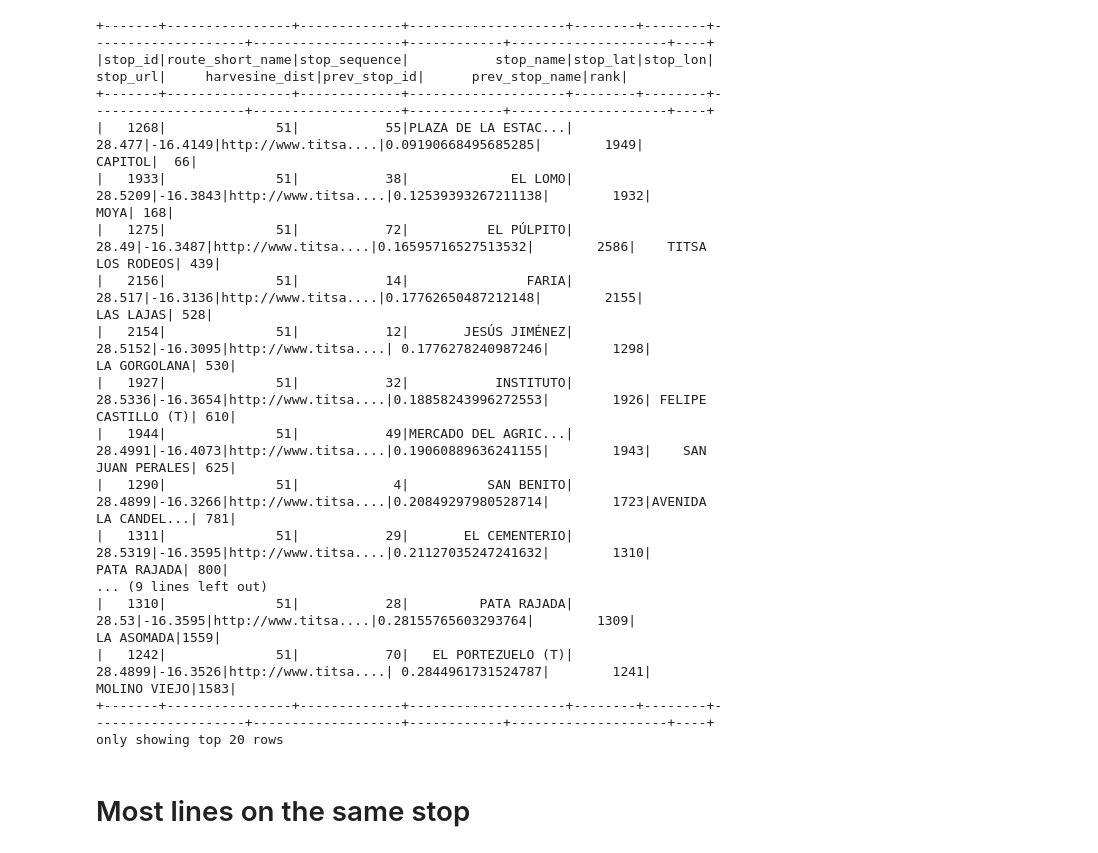
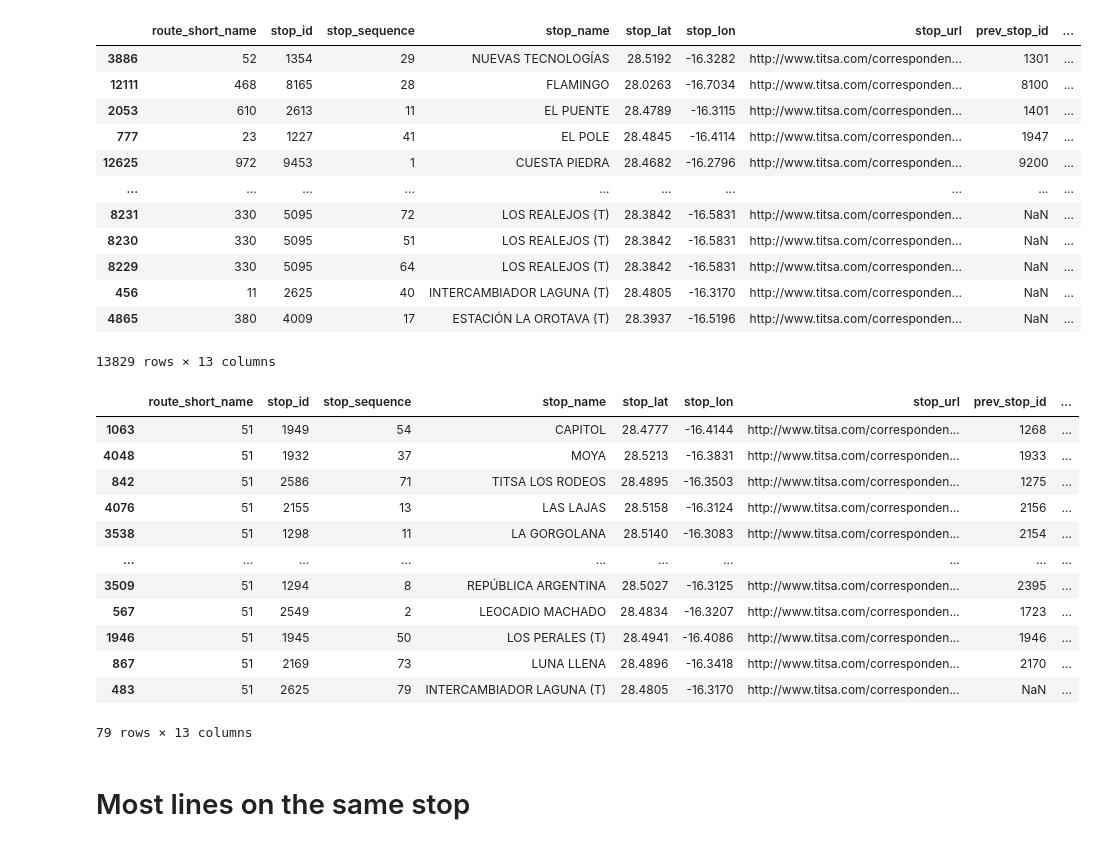
Before and after one commit to adrianabreu/titsa-gtfs-exploration, a Jupyter notebook: notebooks/Exploring Data.ipynb, the cells around one changed output. Cells and saved outputs as stored; diff of their text form; code cells hidden in the pictures.

```diff
--- a/notebooks/Exploring Data.ipynb
+++ b/notebooks/Exploring Data.ipynb
@@ -72,23 +42,65 @@ ranked_results = calculate_distance_to_previous_stop(routes_related_stops\
+# %%
+def calculate_distance_to_previous_stop(df: pd.DataFrame) -> pd.DataFrame:
+    df[[prev_stop_id, prev_stop_name,prev_stop_lon,prev_stop_lat ]] = df\
+        .sort_values(by=[stop_times.stop_sequence], ascending=True)\
+        .groupby([stop_times.trip_id])\
+        .shift(-1)[[stops.stop_id, stops.stop_name, stops.stop_lon, stops.stop_lat]]
+
+
+    df[harvesine_dist] = df.apply(lambda x: harvesine_distance(
+                x[stops.stop_lon],
+                x[stops.stop_lat],
+                x[prev_stop_lon],
+                x[prev_stop_lat]
+            ), axis=1
+        )
+
+    return df
+# %%
+ranked_results = calculate_distance_to_previous_stop(routes_related_stops
+    .merge(stops_df, on=stops.stop_id))\
+    .query(f"{stops.stop_id} != {prev_stop_id}")\
+    .query(f"{stops.stop_name} !={prev_stop_name}")
+# %%
+ranked_results['rank'] = ranked_results[harvesine_dist].rank(na_option='bottom', method='dense')
+# %%
+ranked_results = ranked_results\
+.drop(trips.trip_id, axis=1)\
+.drop_duplicates(ignore_index=True)\
+.sort_values(by=['rank'], ascending=True)
+# %%
+ranked_results
+# %% [output]
+|  | route_short_name | stop_id | stop_sequence | stop_name | stop_lat | stop_lon | stop_url | prev_stop_id | ... |
+| 3886 | 52 | 1354 | 29 | NUEVAS TECNOLOGÍAS | 28.5192 | -16.3282 | http://www.titsa.com/corresponden... | 1301 | ... |
+| 12111 | 468 | 8165 | 28 | FLAMINGO | 28.0263 | -16.7034 | http://www.titsa.com/corresponden... | 8100 | ... |
+| 2053 | 610 | 2613 | 11 | EL PUENTE | 28.4789 | -16.3115 | http://www.titsa.com/corresponden... | 1401 | ... |
+| 777 | 23 | 1227 | 41 | EL POLE | 28.4845 | -16.4114 | http://www.titsa.com/corresponden... | 1947 | ... |
+| 12625 | 972 | 9453 | 1 | CUESTA PIEDRA | 28.4682 | -16.2796 | http://www.titsa.com/corresponden... | 9200 | ... |
+| ... | ... | ... | ... | ... | ... | ... | ... | ... | ... |
+| 8231 | 330 | 5095 | 72 | LOS REALEJOS (T) | 28.3842 | -16.5831 | http://www.titsa.com/corresponden... | NaN | ... |
+| 8230 | 330 | 5095 | 51 | LOS REALEJOS (T) | 28.3842 | -16.5831 | http://www.titsa.com/corresponden... | NaN | ... |
+| 8229 | 330 | 5095 | 64 | LOS REALEJOS (T) | 28.3842 | -16.5831 | http://www.titsa.com/corresponden... | NaN | ... |
+| 456 | 11 | 2625 | 40 | INTERCAMBIADOR LAGUNA (T) | 28.4805 | -16.3170 | http://www.titsa.com/corresponden... | NaN | ... |
+| 4865 | 380 | 4009 | 17 | ESTACIÓN LA OROTAVA (T) | 28.3937 | -16.5196 | http://www.titsa.com/corresponden... | NaN | ... |
+13829 rows × 13 columns
 # %%
-ranked_results.filter(col(routes.route_short_name) == "51").show()
+ranked_results\
+.query(f"{routes.route_short_name} == 51")
 # %% [output]
+|  | route_short_name | stop_id | stop_sequence | stop_name | stop_lat | stop_lon | stop_url | prev_stop_id | ... |
+| 1063 | 51 | 1949 | 54 | CAPITOL | 28.4777 | -16.4144 | http://www.titsa.com/corresponden... | 1268 | ... |
+| 4048 | 51 | 1932 | 37 | MOYA | 28.5213 | -16.3831 | http://www.titsa.com/corresponden... | 1933 | ... |
+| 842 | 51 | 2586 | 71 | TITSA LOS RODEOS | 28.4895 | -16.3503 | http://www.titsa.com/corresponden... | 1275 | ... |
+| 4076 | 51 | 2155 | 13 | LAS LAJAS | 28.5158 | -16.3124 | http://www.titsa.com/corresponden... | 2156 | ... |
+| 3538 | 51 | 1298 | 11 | LA GORGOLANA | 28.5140 | -16.3083 | http://www.titsa.com/corresponden... | 2154 | ... |
+| ... | ... | ... | ... | ... | ... | ... | ... | ... | ... |
+| 3509 | 51 | 1294 | 8 | REPÚBLICA ARGENTINA | 28.5027 | -16.3125 | http://www.titsa.com/corresponden... | 2395 | ... |
+| 567 | 51 | 2549 | 2 | LEOCADIO MACHADO | 28.4834 | -16.3207 | http://www.titsa.com/corresponden... | 1723 | ... |
+| 1946 | 51 | 1945 | 50 | LOS PERALES (T) | 28.4941 | -16.4086 | http://www.titsa.com/corresponden... | 1946 | ... |
+| 867 | 51 | 2169 | 73 | LUNA LLENA | 28.4896 | -16.3418 | http://www.titsa.com/corresponden... | 2170 | ... |
+| 483 | 51 | 2625 | 79 | INTERCAMBIADOR LAGUNA (T) | 28.4805 | -16.3170 | http://www.titsa.com/corresponden... | NaN | ... |
-+-------+----------------+-------------+--------------------+--------+--------+--------------------+-------------------+------------+--------------------+----+
-|stop_id|route_short_name|stop_sequence|           stop_name|stop_lat|stop_lon|            stop_url|     harvesine_dist|prev_stop_id|      prev_stop_name|rank|
-+-------+----------------+-------------+--------------------+--------+--------+--------------------+-------------------+------------+--------------------+----+
-|   1268|              51|           55|PLAZA DE LA ESTAC...|  28.477|-16.4149|http://www.titsa....|0.09190668495685285|        1949|             CAPITOL|  66|
-|   1933|              51|           38|             EL LOMO| 28.5209|-16.3843|http://www.titsa....|0.12539393267211138|        1932|                MOYA| 168|
-|   1275|              51|           72|          EL PÚLPITO|   28.49|-16.3487|http://www.titsa....|0.16595716527513532|        2586|    TITSA LOS RODEOS| 439|
-|   2156|              51|           14|               FARIA|  28.517|-16.3136|http://www.titsa....|0.17762650487212148|        2155|           LAS LAJAS| 528|
-|   2154|              51|           12|       JESÚS JIMÉNEZ| 28.5152|-16.3095|http://www.titsa....| 0.1776278240987246|        1298|        LA GORGOLANA| 530|
-|   1927|              51|           32|           INSTITUTO| 28.5336|-16.3654|http://www.titsa....|0.18858243996272553|        1926| FELIPE CASTILLO (T)| 610|
-|   1944|              51|           49|MERCADO DEL AGRIC...| 28.4991|-16.4073|http://www.titsa....|0.19060889636241155|        1943|    SAN JUAN PERALES| 625|
-|   1290|              51|            4|          SAN BENITO| 28.4899|-16.3266|http://www.titsa....|0.20849297980528714|        1723|AVENIDA LA CANDEL...| 781|
-|   1311|              51|           29|       EL CEMENTERIO| 28.5319|-16.3595|http://www.titsa....|0.21127035247241632|        1310|         PATA RAJADA| 800|
-... (9 lines left out)
-|   1310|              51|           28|         PATA RAJADA|   28.53|-16.3595|http://www.titsa....|0.28155765603293764|        1309|          LA ASOMADA|1559|
-|   1242|              51|           70|   EL PORTEZUELO (T)| 28.4899|-16.3526|http://www.titsa....| 0.2844961731524787|        1241|        MOLINO VIEJO|1583|
-+-------+----------------+-------------+--------------------+--------+--------+--------------------+-------------------+------------+--------------------+----+
-only showing top 20 rows
+79 rows × 13 columns
 # %% [markdown]
 # Most lines on the same stop
 # %%
```
Also changed, not shown: parts of 24 cells of this notebook, 12 other files.
